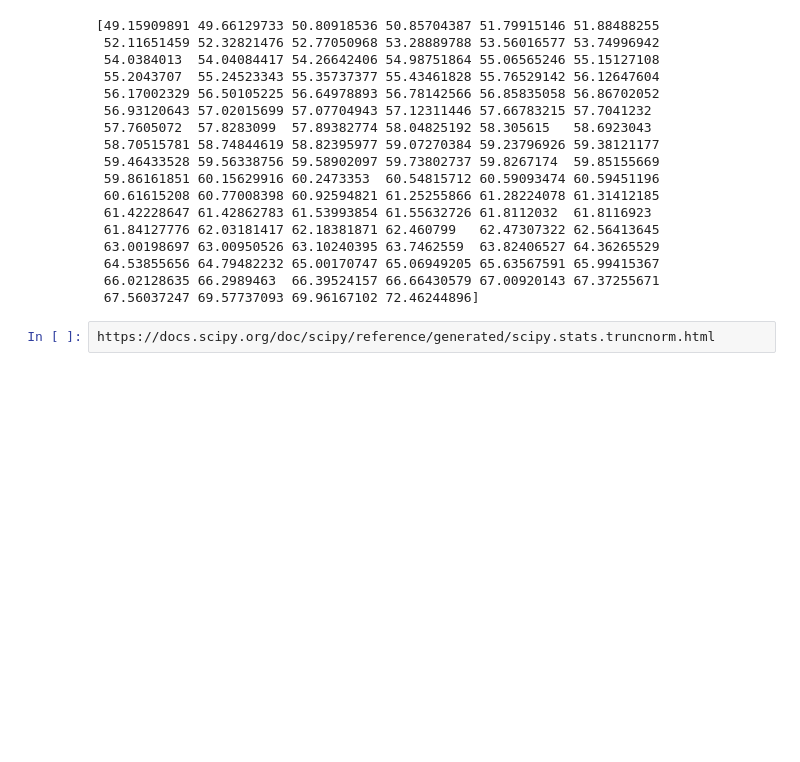
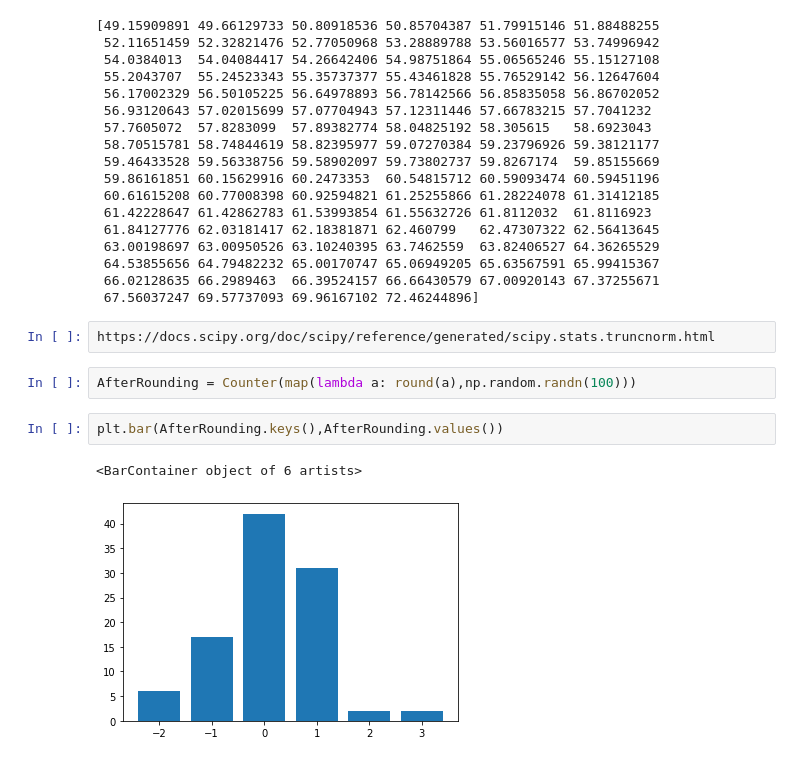
Before and after one commit to SakshamVerma122/Machine_Learning, a Jupyter notebook: 14_Data_visualisation/5_Normal_dist.ipynb, the cells around one changed output. Saved outputs shown, nothing was run; the diff lists cells and outputs as text; blank space fills up the shorter version.

```diff
--- a/14_Data_visualisation/5_Normal_dist.ipynb
+++ b/14_Data_visualisation/5_Normal_dist.ipynb
@@ -60,3 +82,10 @@ print(X)
  67.56037247 69.57737093 69.96167102 72.46244896]
 # %%
 https://docs.scipy.org/doc/scipy/reference/generated/scipy.stats.truncnorm.html
+# %%
+AfterRounding = Counter(map(lambda a: round(a),np.random.randn(100)))
+# %%
+plt.bar(AfterRounding.keys(),AfterRounding.values())
+# %% [output]
+<BarContainer object of 6 artists>
+[figure, added]
```
Also changed, not shown: parts of 5 cells of this notebook, 11 other files.
